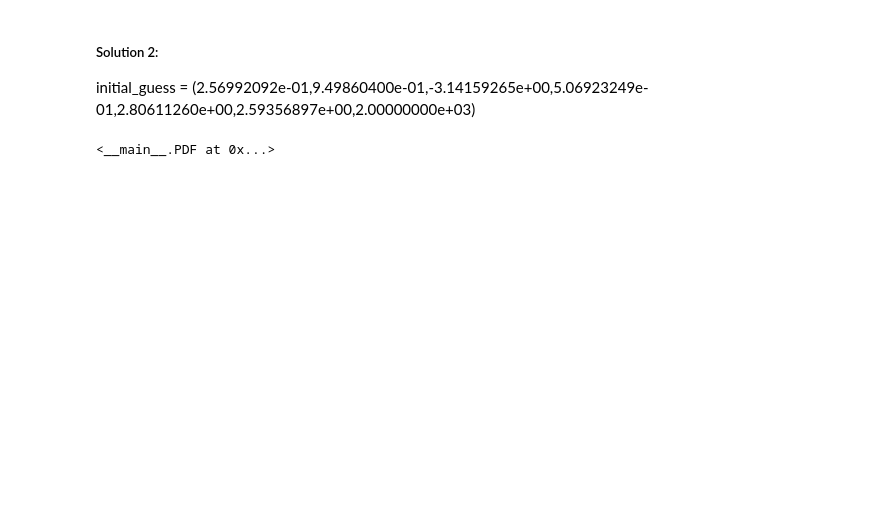
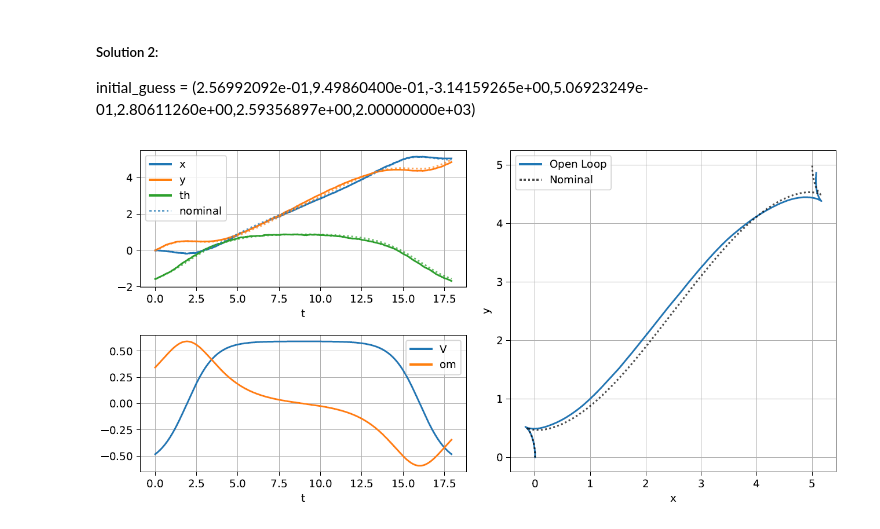
Before and after one commit to haroldmei/AA274A, a Jupyter notebook: aa274a_hw1.ipynb, the cells around one changed output. Saved outputs shown, nothing was run; the diff lists cells and outputs as text; code cells hidden in the pictures; blank space fills up the shorter version.

```diff
--- a/aa274a_hw1.ipynb
+++ b/aa274a_hw1.ipynb
@@ -307,6 +302,7 @@ PDF('HW1/plots/sim_traj_optimal_control.pdf', size=(1000,600))
 ##### Solution 2:
 initial_guess = (2.56992092e-01,9.49860400e-01,-3.14159265e+00,5.06923249e-01,2.80611260e+00,2.59356897e+00,2.00000000e+03)
 # %%
-PDF('HW1/plots/sim_traj_optimal_control-1.pdf', size=(1000,600))
+#PDF('HW1/plots/sim_traj_optimal_control-1.pdf', size=(1000,600))
+Image(filename='HW1/plots/sim_traj_optimal_control-1.PNG')
 # %% [output]
-<__main__.PDF at 0x...>
+[figure, added]
```
Also changed, not shown: parts of 7 cells of this notebook.
